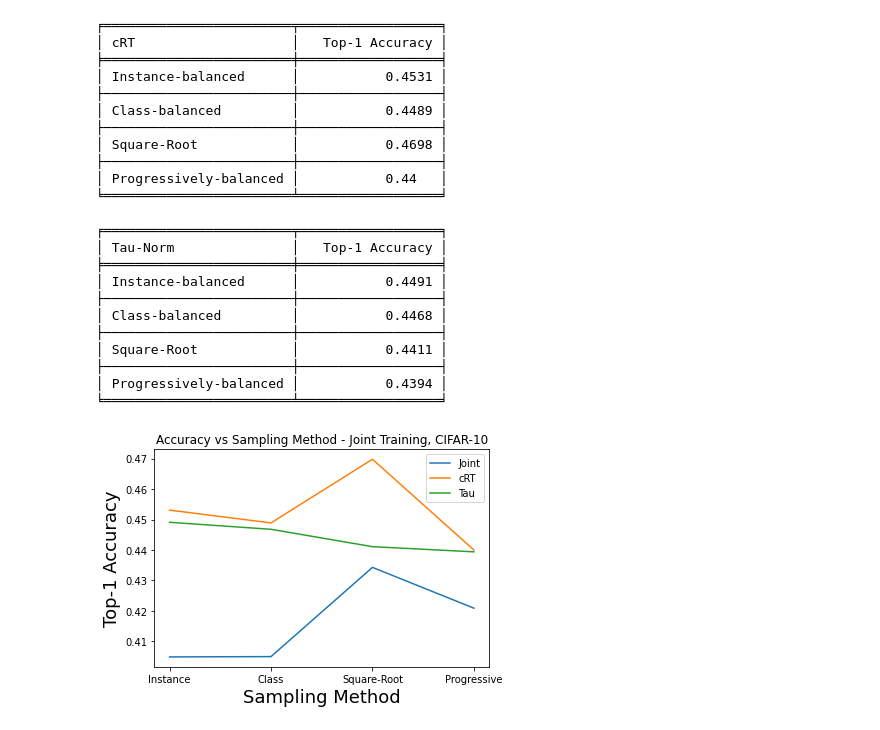
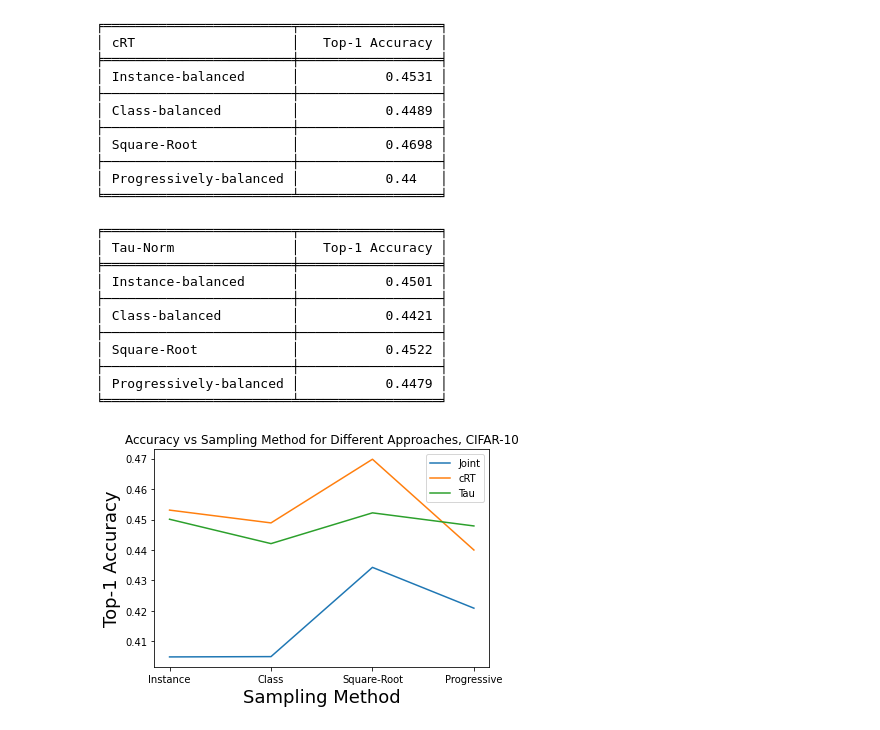
Before and after one commit to 395t/coding-assignment-week-12-opn-2, a Jupyter notebook: notebooks/DecouplingRepresentationAndClassifer/CIFAR10/DecouplingLearningAndClassifierCIFAR10.ipynb, the cells around one changed output. Cells and saved outputs as stored; diff of their text form; code cells hidden in the pictures.

Commit message:
Cifar-10 Tau Classifier Bug, redo experiments

```diff
--- a/notebooks/DecouplingRepresentationAndClassifer/CIFAR10/DecouplingLearningAndClassifierCIFAR10.ipynb
+++ b/notebooks/DecouplingRepresentationAndClassifer/CIFAR10/DecouplingLearningAndClassifierCIFAR10.ipynb
@@ -405,35 +407,35 @@ print(tabulate(table, headers='firstrow', tablefmt='fancy_grid'))
 # %%
 # Tau-Norm Training Approach Results
 # Batch size = 128, learning rate = 1e-3, epochs = 10, ResNeXT Backbone Network
-table = [['Tau-Norm', 'Top-1 Accuracy'], ['Instance-balanced', 0.4491],
-         ['Class-balanced', 0.4468], ['Square-Root', 0.4411], ['Progressively-balanced', 0.4394]]
+table = [['Tau-Norm', 'Top-1 Accuracy'], ['Instance-balanced', 0.4501],
+         ['Class-balanced', 0.4421], ['Square-Root', 0.4522], ['Progressively-balanced', 0.4479]]
 print(tabulate(table, headers='firstrow', tablefmt='fancy_grid'))
 # %% [output]
 ╒════════════════════════╤══════════════════╕
 │ Tau-Norm               │   Top-1 Accuracy │
 ╞════════════════════════╪══════════════════╡
-│ Instance-balanced      │           0.4491 │
+│ Instance-balanced      │           0.4501 │
 ├────────────────────────┼──────────────────┤
-│ Class-balanced         │           0.4468 │
+│ Class-balanced         │           0.4421 │
 ├────────────────────────┼──────────────────┤
-│ Square-Root            │           0.4411 │
+│ Square-Root            │           0.4522 │
 ├────────────────────────┼──────────────────┤
-│ Progressively-balanced │           0.4394 │
+│ Progressively-balanced │           0.4479 │
 ╘════════════════════════╧══════════════════╛
 # %%
 sampling_method = ["Instance", "Class", "Square-Root", "Progressive"]
 joint_test_accuracies = [0.4049, 0.405, 0.4343, 0.4209]
 cRT_test_accuracies = [0.4531, 0.4489, 0.4698, 0.4400]
-tau_norm_accuracies = [0.4491, 0.4468, 0.4411, 0.4394]
+tau_norm_accuracies = [0.4501, 0.4421, 0.4522, 0.4479]
 
 axes = plt.gca()
 plt.plot(sampling_method, joint_test_accuracies)
 plt.plot(sampling_method, cRT_test_accuracies)
 plt.plot(sampling_method, tau_norm_accuracies)
-plt.title("Accuracy vs Sampling Method - Joint Training, CIFAR-10")
+plt.title("Accuracy vs Sampling Method for Different Approaches, CIFAR-10")
 plt.xlabel('Sampling Method', fontsize = 18)
 plt.ylabel('Top-1 Accuracy', fontsize = 18)
 plt.legend(["Joint", "cRT", "Tau"])
 plt.show()
 # %% [output]
-[figure, old version]
+[figure, new version]
```
Also changed, not shown: parts of 5 cells of this notebook.
